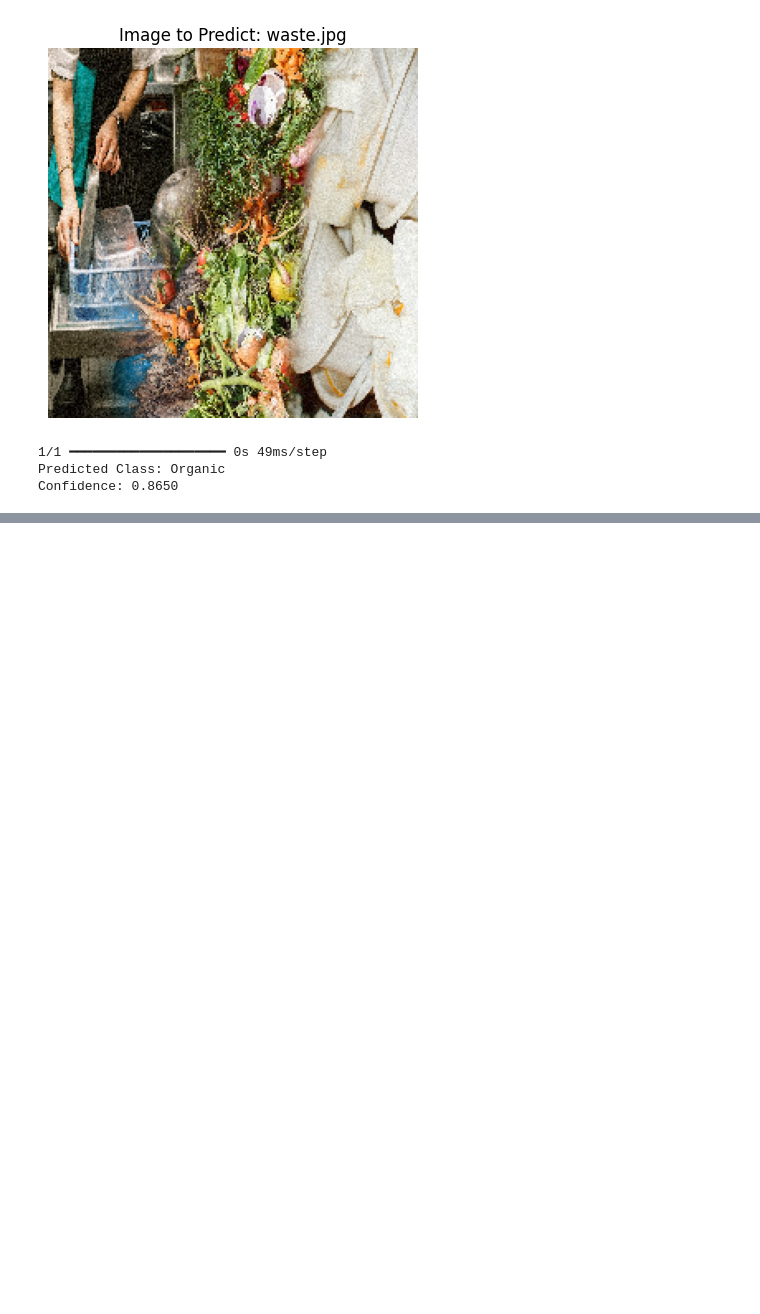
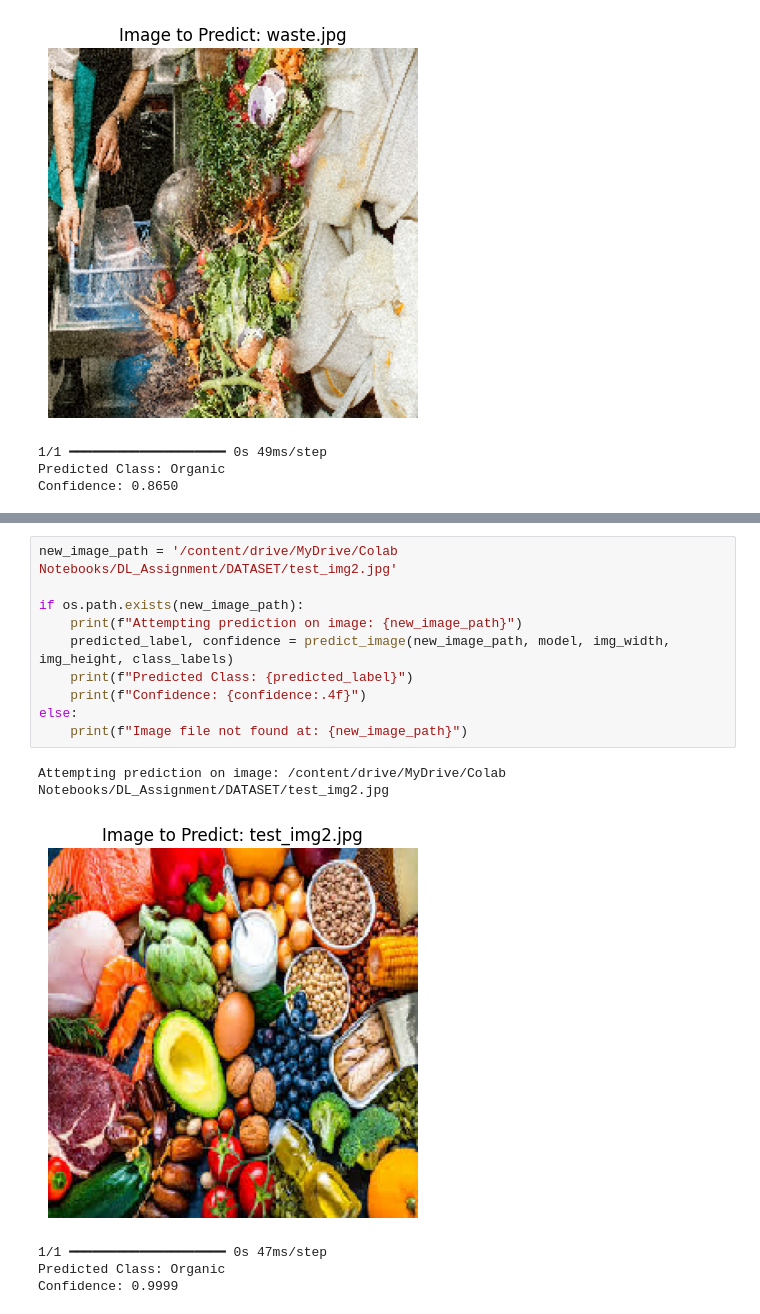
Before and after one commit to IT22283344/DL_Assignment, a Jupyter notebook: VGG16_Garbage_classification.ipynb, the cells around one changed output, grey strips where cells are left out. Drawn from its saved outputs; the diff is of its cells as text; blank space fills up the shorter version.

Commit message:
Model finalization

```diff
--- a/VGG16_Garbage_classification.ipynb
+++ b/VGG16_Garbage_classification.ipynb
@@ -289,3 +285,19 @@ Attempting prediction on image: /content/drive/MyDrive/Colab Notebooks/DL_Assign
 1/1 ━━━━━━━━━━━━━━━━━━━━ 0s 45ms/step
 Predicted Class: Recycle
 Confidence: 0.8988
+# %%
+new_image_path = '/content/drive/MyDrive/Colab Notebooks/DL_Assignment/DATASET/test_img2.jpg'
+
+if os.path.exists(new_image_path):
+    print(f"Attempting prediction on image: {new_image_path}")
+    predicted_label, confidence = predict_image(new_image_path, model, img_width, img_height, class_labels)
+    print(f"Predicted Class: {predicted_label}")
+    print(f"Confidence: {confidence:.4f}")
+else:
+    print(f"Image file not found at: {new_image_path}")
+# %% [output]
+Attempting prediction on image: /content/drive/MyDrive/Colab Notebooks/DL_Assignment/DATASET/test_img2.jpg
+[figure, added]
+1/1 ━━━━━━━━━━━━━━━━━━━━ 0s 47ms/step
+Predicted Class: Organic
+Confidence: 0.9999
```
Also changed, not shown: parts of 6 cells of this notebook.
